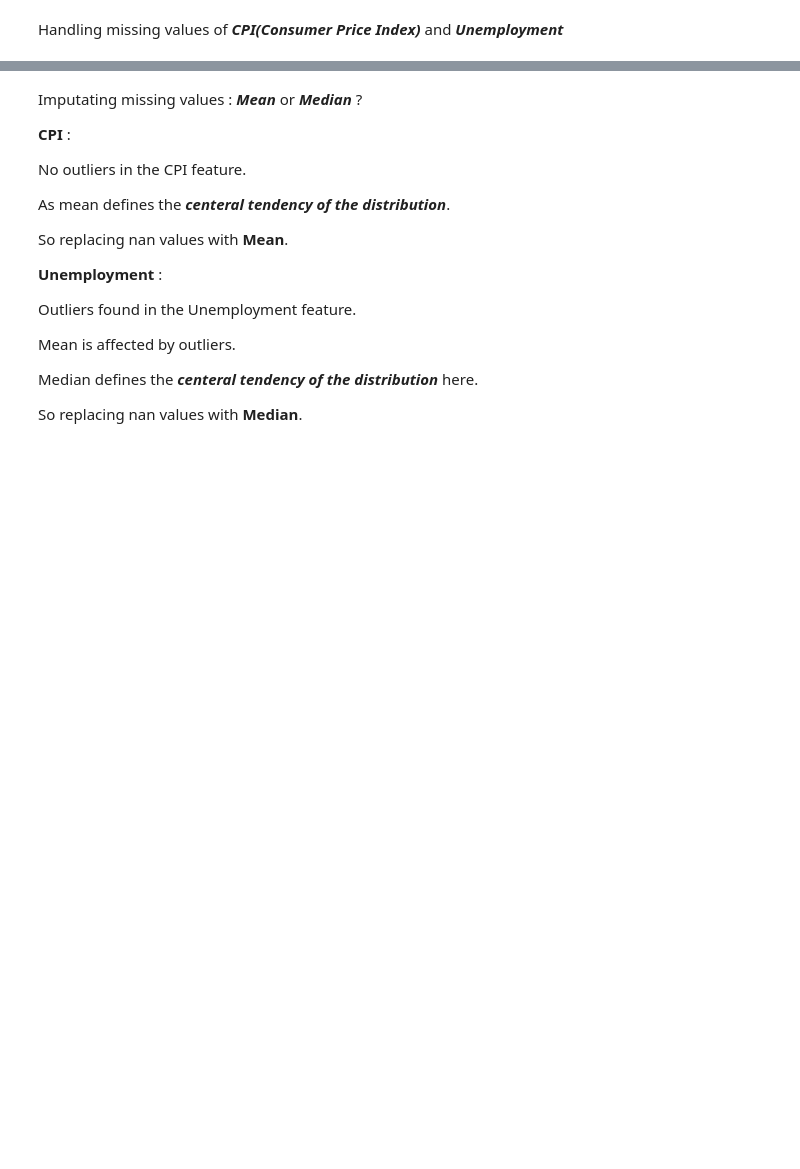
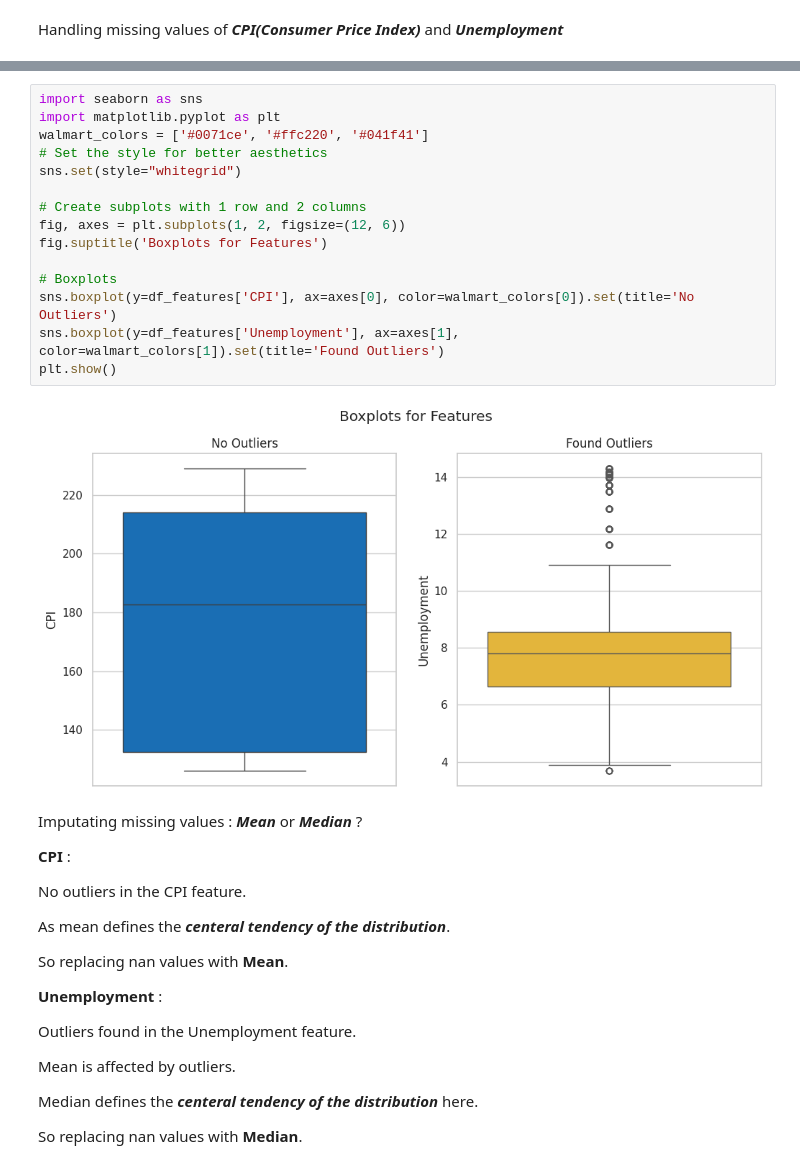
Before and after one commit to patelvishwa1999/SalesForecasting, a Jupyter notebook: Walmart_Sales.ipynb, the cells around one changed output, grey strips where cells are left out. Drawn from its saved outputs; the diff is of its cells as text; blank space fills up the shorter version.

```diff
--- a/Walmart_Sales.ipynb
+++ b/Walmart_Sales.ipynb
@@ -157,3 +136,20 @@ fig.show()
+# %%
+import seaborn as sns
+import matplotlib.pyplot as plt
+walmart_colors = ['#0071ce', '#ffc220', '#041f41']
+# Set the style for better aesthetics
+sns.set(style="whitegrid")
+
+# Create subplots with 1 row and 2 columns
+fig, axes = plt.subplots(1, 2, figsize=(12, 6))
+fig.suptitle('Boxplots for Features')
+
+# Boxplots
+sns.boxplot(y=df_features['CPI'], ax=axes[0], color=walmart_colors[0]).set(title='No Outliers')
+sns.boxplot(y=df_features['Unemployment'], ax=axes[1], color=walmart_colors[1]).set(title='Found Outliers')
+plt.show()
+# %% [output]
+[figure, added]
 # %% [markdown]
 Imputating missing values : ***Mean*** or ***Median*** ?
 
```
Also changed, not shown: parts of 28 cells of this notebook.
